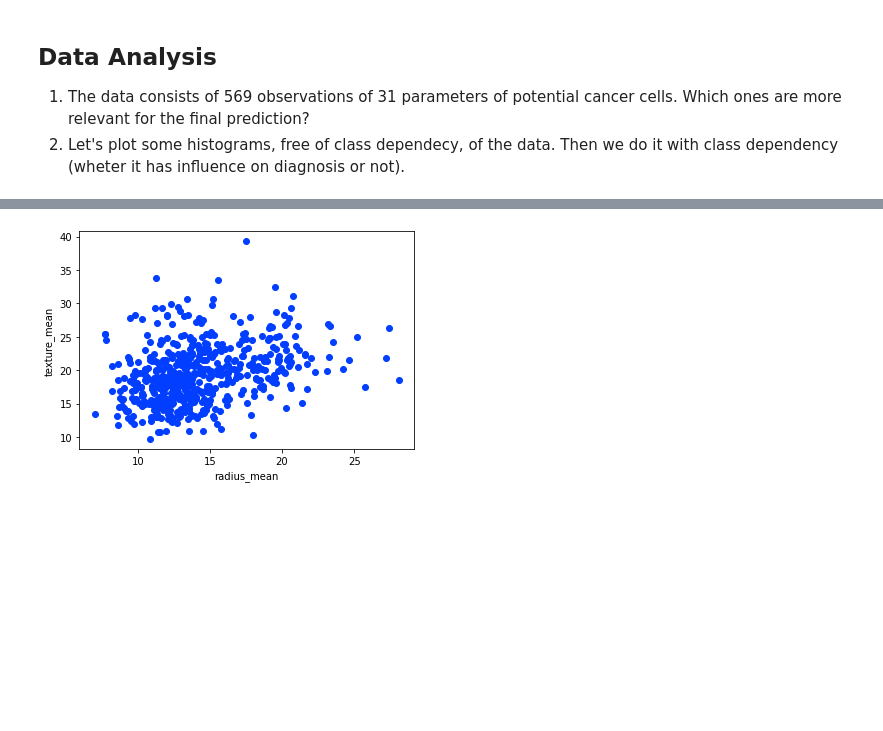
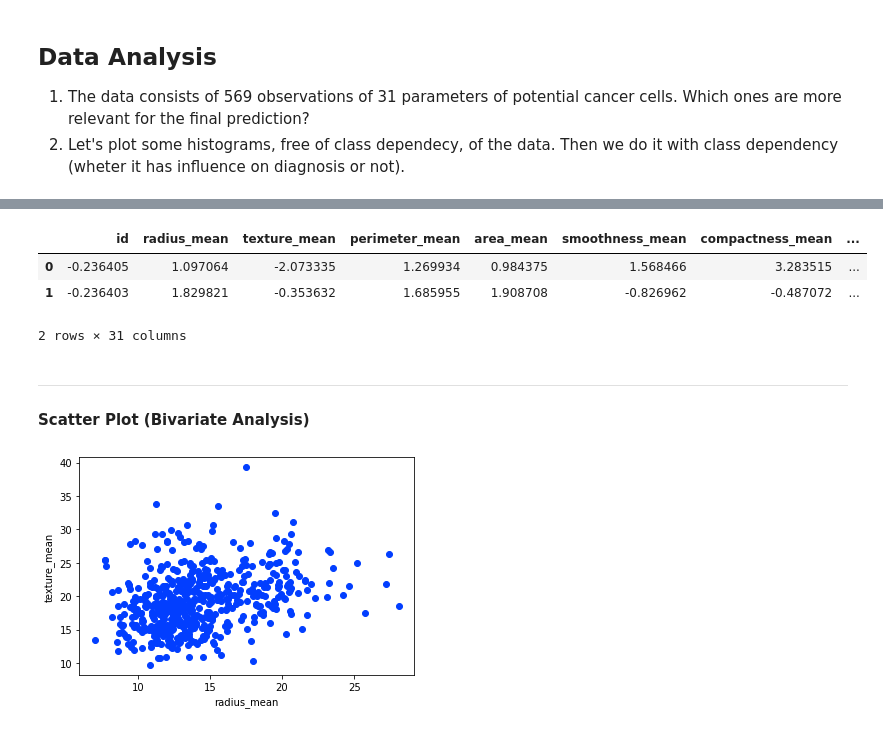
Before and after one commit to lucasabdalah/Exploratory-Data-Analisys, a Jupyter notebook: code/hw1/data_investigation.ipynb, the cells around one changed output, grey strips where cells are left out. Saved outputs shown, nothing was run; the diff lists cells and outputs as text; code cells hidden in the pictures; blank space fills up the shorter version.

```diff
--- a/code/hw1/data_investigation.ipynb
+++ b/code/hw1/data_investigation.ipynb
@@ -112 +139,12 @@ df.groupby('diagnosis').mean()
+# %%
+df_zscore.head(2)
+# %% [output]
+|  | id | radius_mean | texture_mean | perimeter_mean | area_mean | smoothness_mean | compactness_mean | ... |
+| 0 | -0.236405 | 1.097064 | -2.073335 | 1.269934 | 0.984375 | 1.568466 | 3.283515 | ... |
+| 1 | -0.236403 | 1.829821 | -0.353632 | 1.685955 | 1.908708 | -0.826962 | -0.487072 | ... |
+2 rows × 31 columns
+# %% [markdown]
+- - -
+
+#### Scatter Plot (Bivariate Analysis)
 # %%
```
Also changed, not shown: parts of 19 cells of this notebook.
